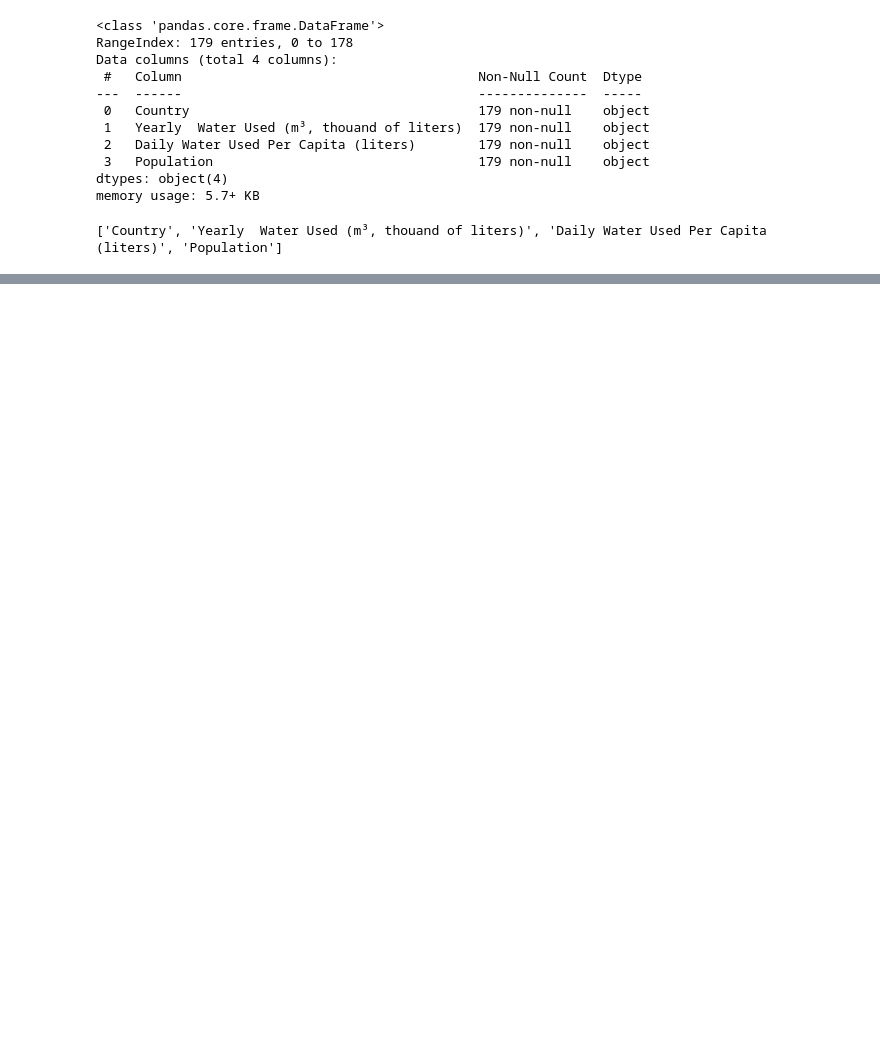
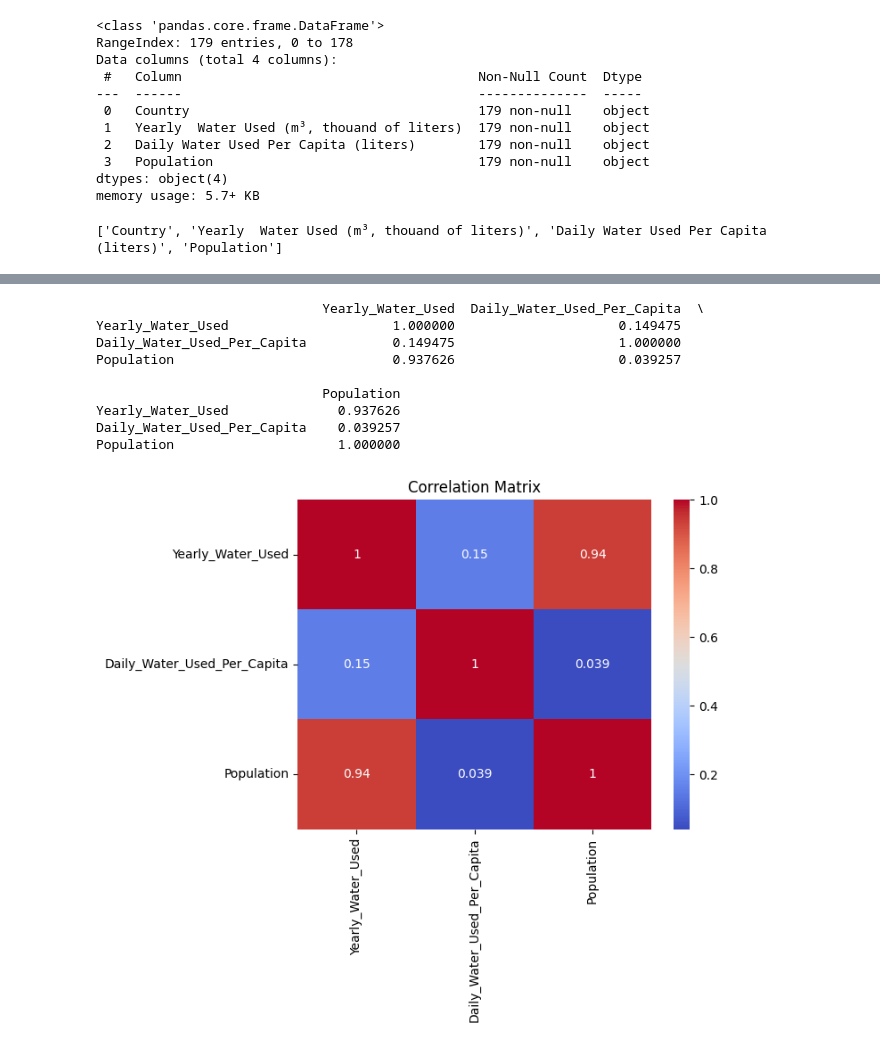
Before and after one commit to vyasasharanya-spec/WaterResourceManagement, a Jupyter notebook: WaterResourceManagement.ipynb, the cells around one changed output, grey strips where cells are left out. Saved outputs shown, nothing was run; the diff lists cells and outputs as text; code cells hidden in the pictures; blank space fills up the shorter version.

```diff
--- a/WaterResourceManagement.ipynb
+++ b/WaterResourceManagement.ipynb
@@ -147,0 +185,22 @@ plt.show()
+# %%
+import seaborn as sns
+
+# Correlation matrix
+corr = df_clean[['Yearly_Water_Used', 'Daily_Water_Used_Per_Capita', 'Population']].corr()
+print(corr)
+
+# Heatmap visualization
+sns.heatmap(corr, annot=True, cmap='coolwarm')
+plt.title('Correlation Matrix')
+plt.show()
+# %% [output]
+                             Yearly_Water_Used  Daily_Water_Used_Per_Capita  \
+Yearly_Water_Used                     1.000000                     0.149475
+Daily_Water_Used_Per_Capita           0.149475                     1.000000
+Population                            0.937626                     0.039257
+
+                             Population
+Yearly_Water_Used              0.937626
+Daily_Water_Used_Per_Capita    0.039257
+Population                     1.000000
+[figure, added]
```
Also changed, not shown: parts of 12 cells of this notebook.
